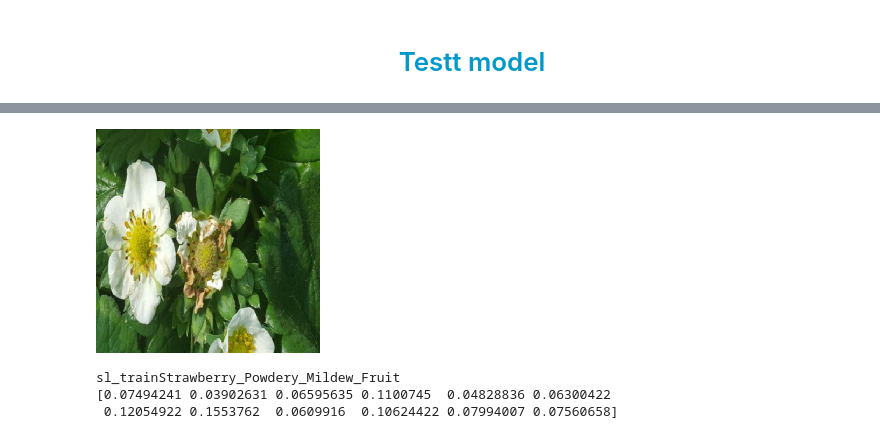
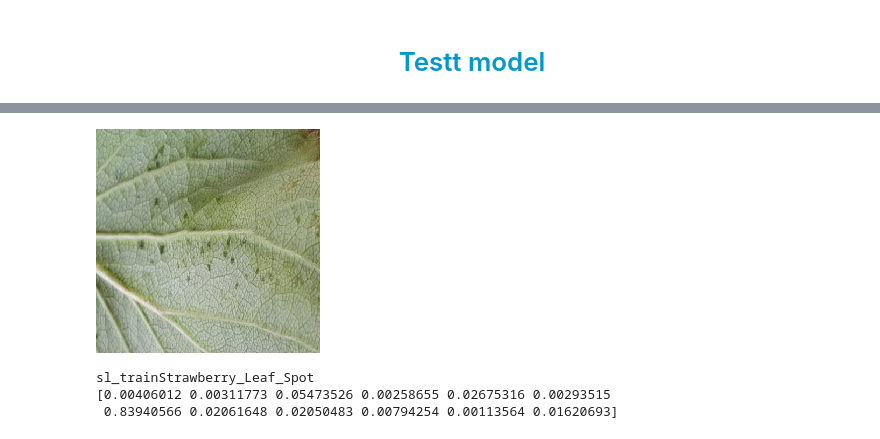
Before and after one commit to pariyaaf/FruitDiseaseDetection-pariya, a Jupyter notebook: TestModel.ipynb, the cells around one changed output, grey strips where cells are left out. Cells and saved outputs as stored; diff of their text form; code cells hidden in the pictures.

```diff
--- a/TestModel.ipynb
+++ b/TestModel.ipynb
@@ -14,5 +15,5 @@ import os
 # %%
-model = keras.models.load_model(r"E:\projectDataset\models\8fruit_disease_classifier_resnet_FT.h5")
+model = keras.models.load_model(r"E:\projectDataset\models\7fruit_disease_classifier_resnet_FT.h5")
 # %%
 test_ds = ['sl_trainBeans_Angular_LeafSpot',
  'sl_trainBeans_Rust',
@@ -29,17 +214,17 @@ test_ds = ['sl_trainBeans_Angular_LeafSpot',
 # %%
-img = load_img(r"E:\projectDataset\archive\sl_valid\sl_validStrawberry_Blossom_Blight\sl_validstrawberry_blossom_blight (4).jpg", target_size = (224,224))
+img = load_img(r"E:\projectDataset\archive\sl_train\Strawberry_Angular_LeafSpot\sl_trainstrawberry_angular_leafspot (2).jpg", target_size = (224,224))
 display(img)
 img= img_to_array(img)
 img = img/255
 img = np.expand_dims(img, axis=0)
 img = preprocess_input(img)
 pred = model.predict(img)
 predicted_index = np.argmax(pred[0])
 class_labels = test_ds
 print(class_labels[predicted_index])
 print(pred[0])
 # %% [output]
-[figure, old version]
+[figure, new version]
-sl_trainStrawberry_Powdery_Mildew_Fruit
-[0.07494241 0.03902631 0.06595635 0.1100745  0.04828836 0.06300422
- 0.12054922 0.1553762  0.0609916  0.10624422 0.07994007 0.07560658]
+sl_trainStrawberry_Leaf_Spot
+[0.00406012 0.00311773 0.05473526 0.00258655 0.02675316 0.00293515
+ 0.83940566 0.02061648 0.02050483 0.00794254 0.00113564 0.01620693]
```
Also changed, not shown: parts of 18 cells of this notebook, 1 other file.
